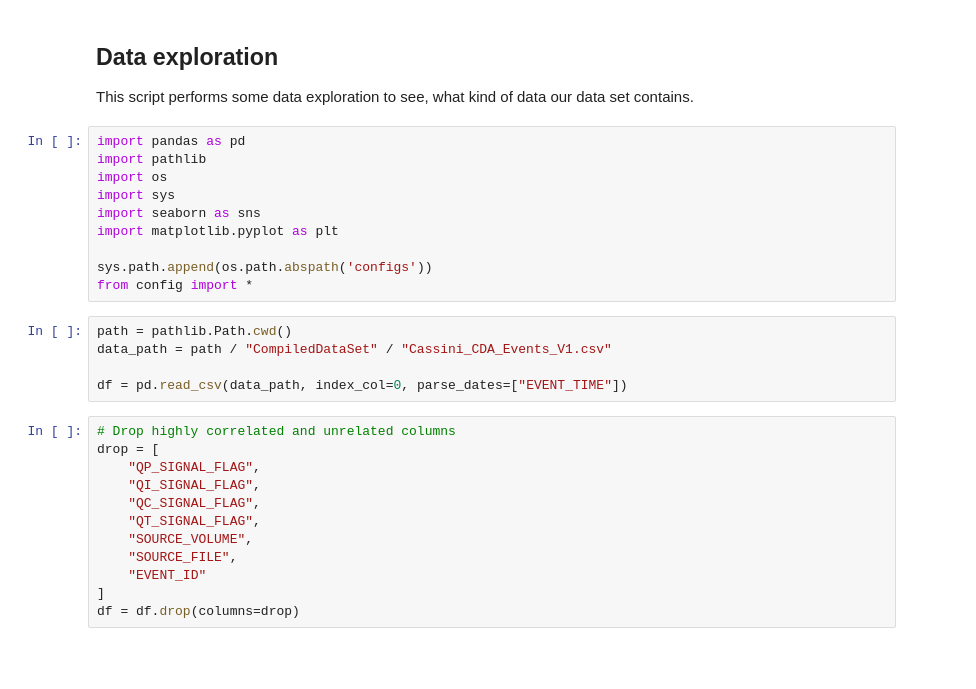
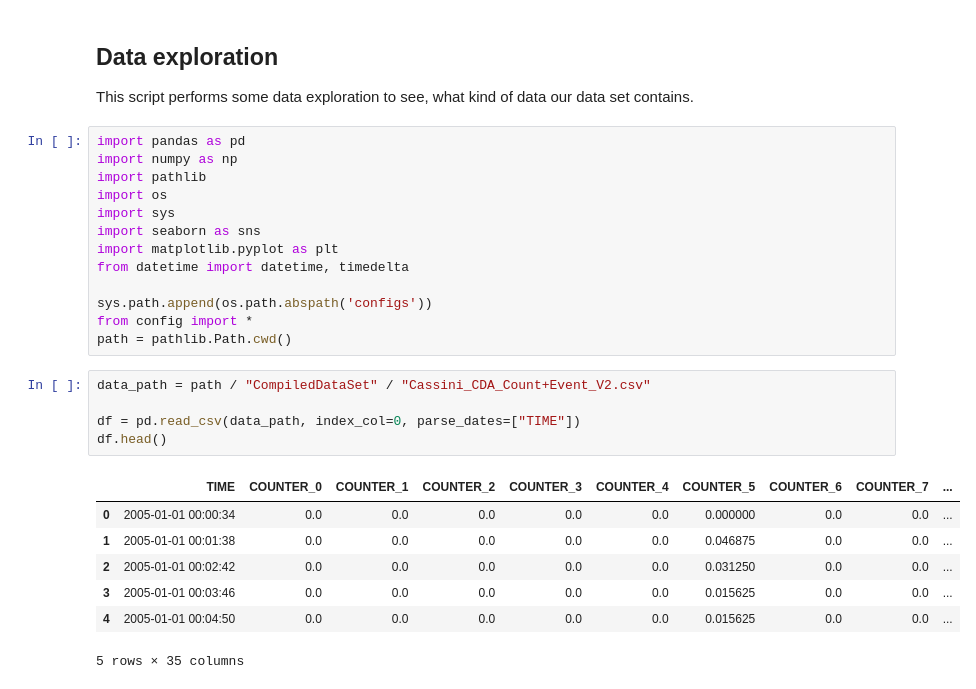
Before and after one commit to CaptainNikon/Enceladus-Plume-Detector-ML, a Jupyter notebook: 02_DataPreparation.ipynb, the cells around one changed output. Drawn from its saved outputs; the diff is of its cells as text; blank space fills up the shorter version.

```diff
--- a/02_DataPreparation.ipynb
+++ b/02_DataPreparation.ipynb
@@ -4,28 +4,27 @@
 This script performs some data exploration to see, what kind of data our data set contains.
 # %%
 import pandas as pd
+import numpy as np
 import pathlib
 import os
 import sys
 import seaborn as sns
 import matplotlib.pyplot as plt
+from datetime import datetime, timedelta
 
 sys.path.append(os.path.abspath('configs'))
 from config import *
+path = pathlib.Path.cwd()
 # %%
-path = pathlib.Path.cwd()
-data_path = path / "CompiledDataSet" / "Cassini_CDA_Events_V1.csv"
+data_path = path / "CompiledDataSet" / "Cassini_CDA_Count+Event_V2.csv"
 
-df = pd.read_csv(data_path, index_col=0, parse_dates=["EVENT_TIME"])
+df = pd.read_csv(data_path, index_col=0, parse_dates=["TIME"])
+df.head()
+# %% [output]
+|  | TIME | COUNTER_0 | COUNTER_1 | COUNTER_2 | COUNTER_3 | COUNTER_4 | COUNTER_5 | COUNTER_6 | COUNTER_7 | ... |
+| 0 | 2005-01-01 00:00:34 | 0.0 | 0.0 | 0.0 | 0.0 | 0.0 | 0.000000 | 0.0 | 0.0 | ... |
+| 1 | 2005-01-01 00:01:38 | 0.0 | 0.0 | 0.0 | 0.0 | 0.0 | 0.046875 | 0.0 | 0.0 | ... |
+| 2 | 2005-01-01 00:02:42 | 0.0 | 0.0 | 0.0 | 0.0 | 0.0 | 0.031250 | 0.0 | 0.0 | ... |
+| 3 | 2005-01-01 00:03:46 | 0.0 | 0.0 | 0.0 | 0.0 | 0.0 | 0.015625 | 0.0 | 0.0 | ... |
+| 4 | 2005-01-01 00:04:50 | 0.0 | 0.0 | 0.0 | 0.0 | 0.0 | 0.015625 | 0.0 | 0.0 | ... |
+5 rows × 35 columns
-# %%
-# Drop highly correlated and unrelated columns
-drop = [
-    "QP_SIGNAL_FLAG",
-    "QI_SIGNAL_FLAG",
-    "QC_SIGNAL_FLAG",
-    "QT_SIGNAL_FLAG",
-    "SOURCE_VOLUME",
-    "SOURCE_FILE",
-    "EVENT_ID"
-]
-df = df.drop(columns=drop)
```
Also changed, not shown: parts of 8 cells of this notebook, 9 other files.
